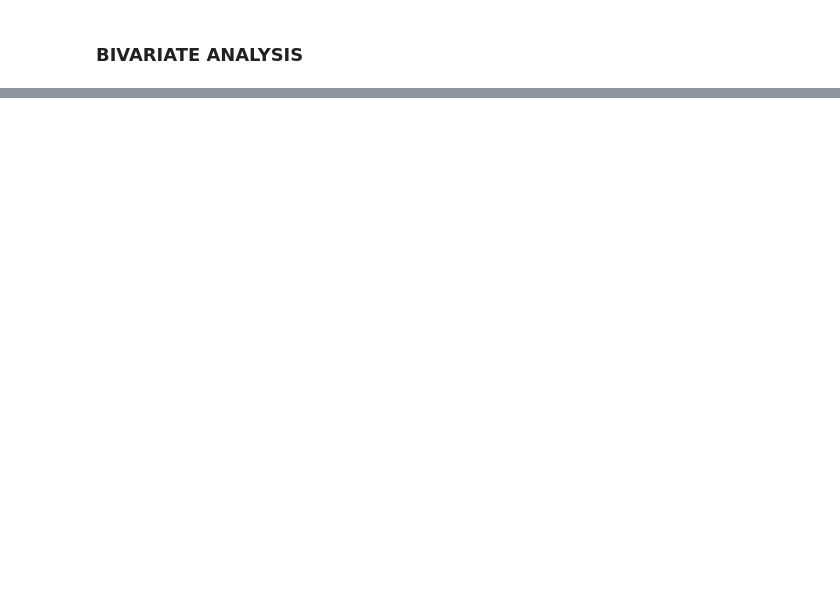
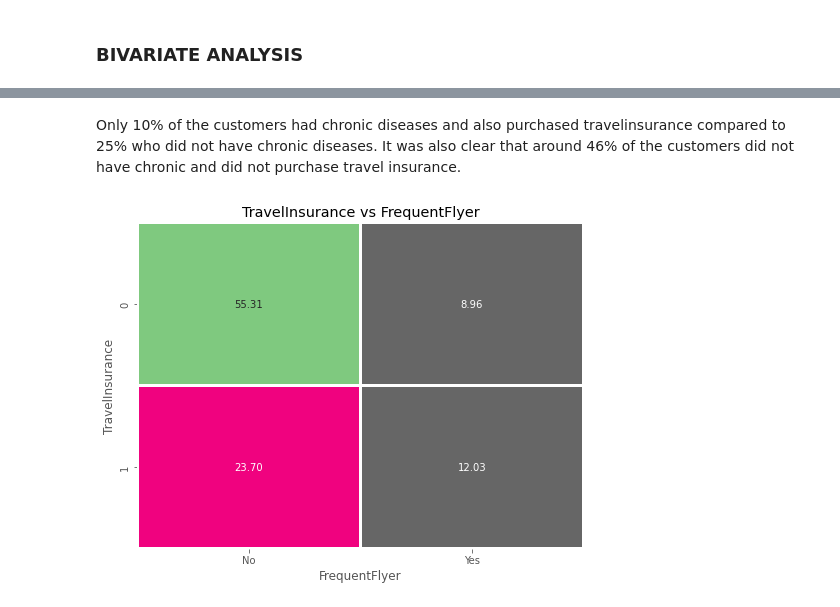
Before and after one commit to franciskyalo/travelprediction, a Jupyter notebook: travelprediction.ipynb, the cells around one changed output, grey strips where cells are left out. Drawn from its saved outputs; the diff is of its cells as text; code cells hidden in the pictures; blank space fills up the shorter version.

```diff
--- a/travelprediction.ipynb
+++ b/travelprediction.ipynb
@@ -318,0 +405,19 @@ Index(['Age', 'Employment Type', 'GraduateOrNot', 'AnnualIncome',
+# %% [markdown]
+Only 10% of the customers had chronic diseases and also purchased travelinsurance compared to 25% who did not have chronic diseases. It was also clear that around 46% of the customers did not have chronic and did not purchase travel insurance.
+# %%
+# travelinsuarance vs FrequentFlyer
+
+
+plt.figure(figsize=(8,6))
+counts = df.groupby(['TravelInsurance', 'FrequentFlyer']).size().reset_index(name='counts')
+pivot = counts.pivot("TravelInsurance", "FrequentFlyer", "counts")
+
+# Calculate percentages
+total_counts = counts['counts'].sum()
+pivot_percentages = (pivot / total_counts) * 100
+
+sns.heatmap(pivot_percentages, annot=True, cmap="Accent_r", linewidths=2, fmt=".2f", cbar=False)
+plt.title("TravelInsurance vs FrequentFlyer")
+plt.show()
+# %% [output]
+[figure, added]
```
Also changed, not shown: parts of 65 cells of this notebook.
